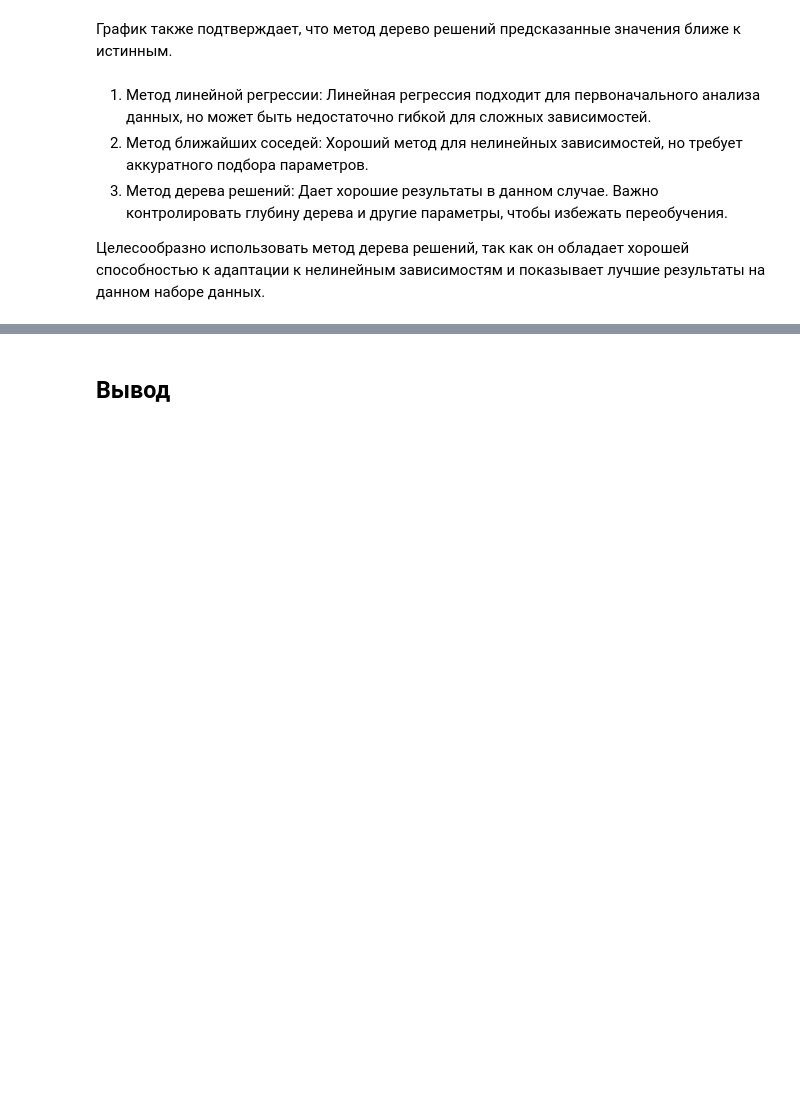
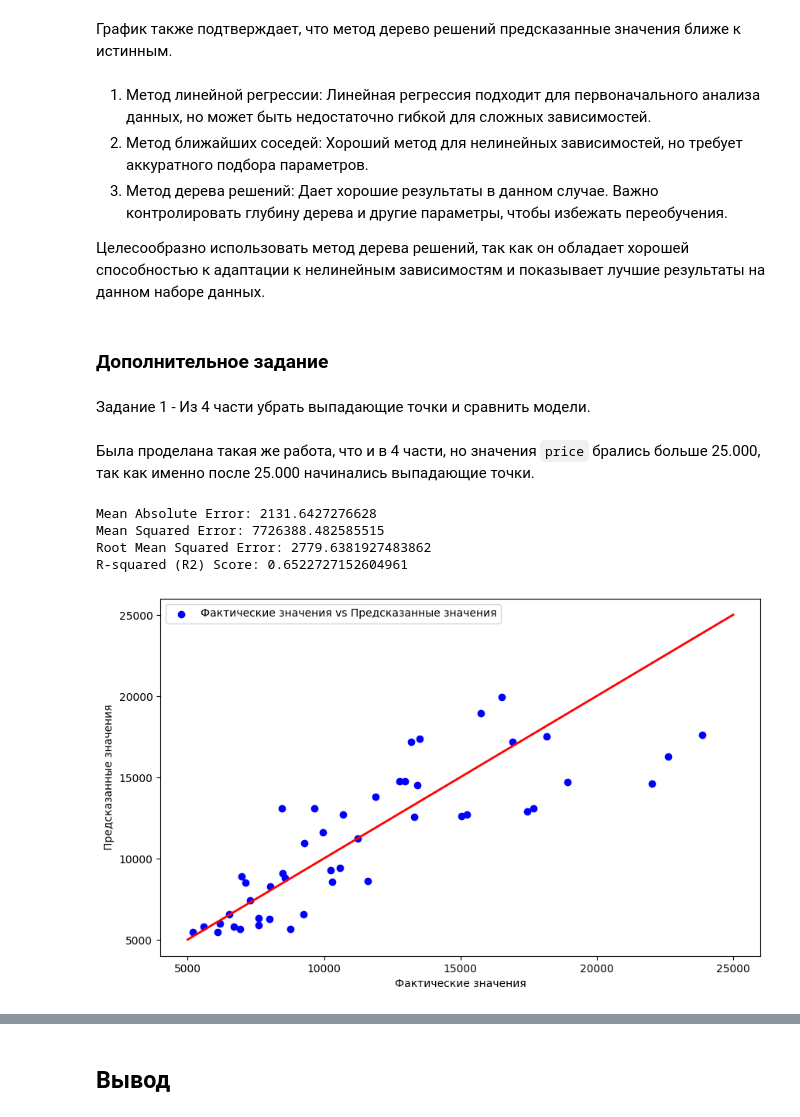
Before and after one commit to TanukiY/DataAnalysis, a Jupyter notebook: LR3/LR3_Nikolaev_Var7.ipynb, the cells around one changed output, grey strips where cells are left out. Cells and saved outputs as stored; diff of their text form; code cells hidden in the pictures; blank space fills up the shorter version.

```diff
--- a/LR3/LR3_Nikolaev_Var7.ipynb
+++ b/LR3/LR3_Nikolaev_Var7.ipynb
@@ -775,3 +737,58 @@ plt.show()
 3. Метод дерева решений: Дает хорошие результаты в данном случае. Важно контролировать глубину дерева и другие параметры, чтобы избежать переобучения.  <br>
 
 Целесообразно использовать метод дерева решений, так как он обладает хорошей способностью к адаптации к нелинейным зависимостям и показывает лучшие результаты на данном наборе данных.
+# %% [markdown]
+### Дополнительное задание
+# %% [markdown]
+Задание 1 - Из 4 части убрать выпадающие точки и сравнить модели.
+# %% [markdown]
+Была проделана такая же работа, что и в 4 части, но значения `price` брались больше 25.000, так как именно после 25.000 начинались выпадающие точки.
+# %%
+df2 = df.query('price < 25000')
+df_param2 = df2[['symboling', 'wheelbase', 'enginesize', 'boreratio', 'stroke', 'compressionratio',
+                 'horsepower', 'peakrpm', 'citympg', 'highwaympg']]
+
+X2 = df_param2
+y2 = df2['price']
+
+X_train2, X_valid2, y_train2, y_valid2 = train_test_split(X2,
+                                                        y2,
+                                                        test_size=0.25,
+                                                        random_state=0)
+
+X_train2 = sc.fit_transform(X_train2)
+X_valid2 = sc.fit_transform(X_valid2)
+
+model2 = LinearRegression()
+model2.set_params(copy_X=True, fit_intercept=True, n_jobs=0, positive=True)
+model2.fit(X_train2, y_train2)
+
+y_predictions2 = model2.predict(X_valid2)
+
+mae = mean_absolute_error(y_valid2, y_predictions2)
+mse = mean_squared_error(y_valid2, y_predictions2)
+rmse = np.sqrt(mse)
+r2 = r2_score(y_valid2, y_predictions2)
+
+print("Mean Absolute Error:", mae)
+print("Mean Squared Error:", mse)
+print("Root Mean Squared Error:", rmse)
+print("R-squared (R2) Score:", r2)
+
+value2 = [5000, 10000, 15000, 20000, 25000]
+
+plt.figure(figsize=(10, 6))
+plt.plot(value2, value2, color='red', linewidth=2)
+plt.scatter(y_valid2, y_predictions2, c='blue', label='Фактические значения vs Предсказанные значения')
+plt.xlabel('Фактические значения')
+plt.ylabel('Предсказанные значения')
+plt.xticks(value2)
+plt.yticks(value2)
+plt.legend()
+plt.show()
+# %% [output]
+Mean Absolute Error: 2131.6427276628
+Mean Squared Error: 7726388.482585515
+Root Mean Squared Error: 2779.6381927483862
+R-squared (R2) Score: 0.6522727152604961
+[figure, added]
```
Also changed, not shown: parts of 44 cells of this notebook, 2 other files.
